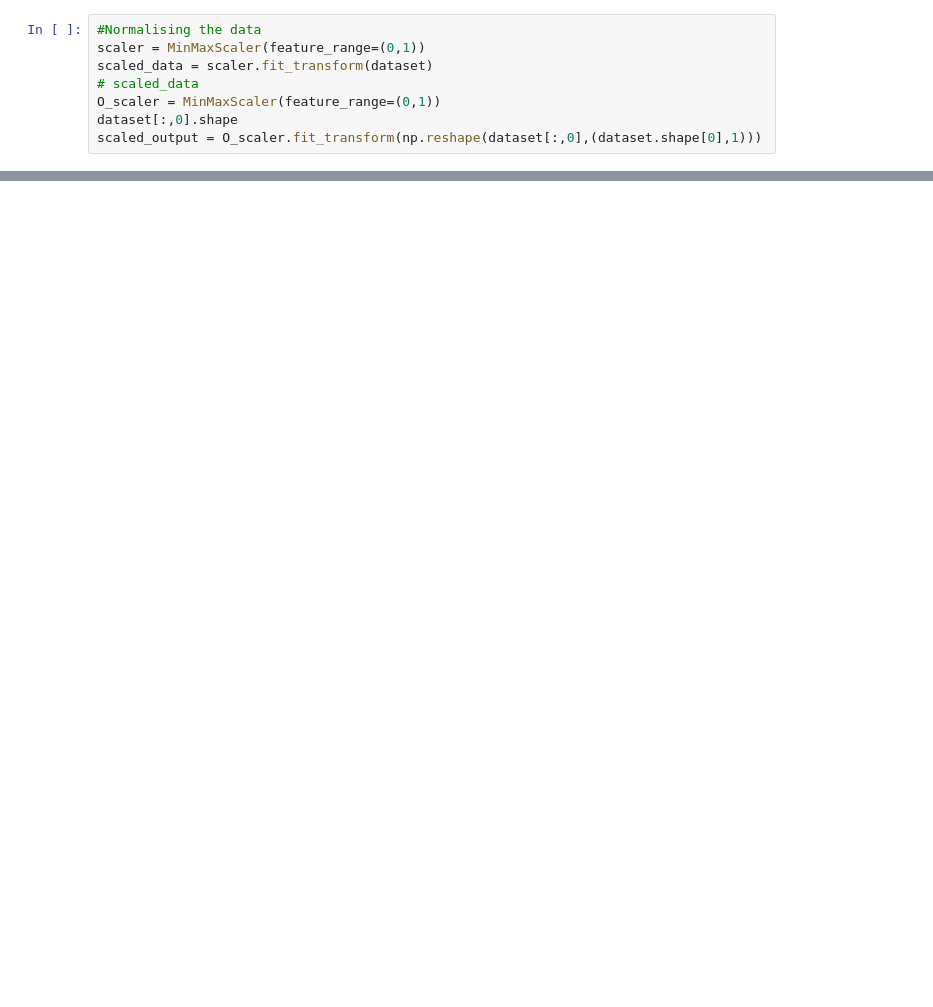
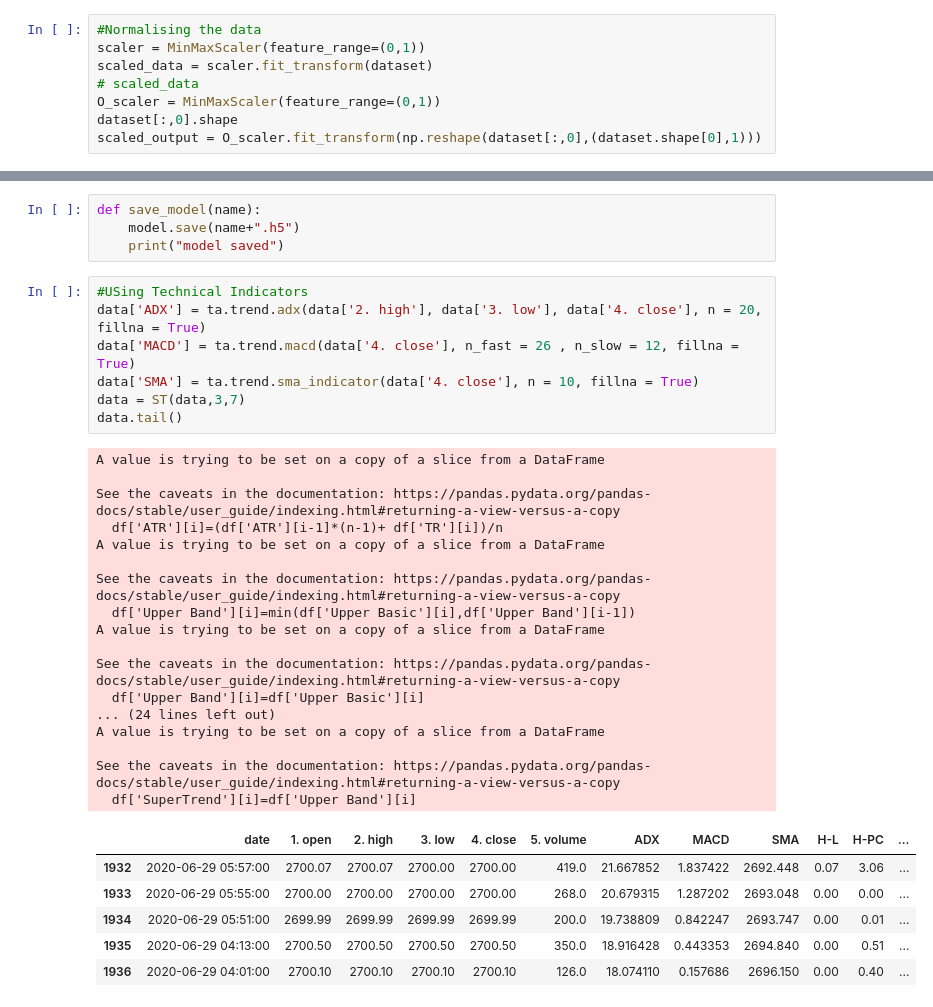
Before and after one commit to Aryan-jaiswal/StockPricePredictor, a Jupyter notebook: predictor.ipynb, the cells around one changed output, grey strips where cells are left out. Drawn from its saved outputs; the diff is of its cells as text; blank space fills up the shorter version.

```diff
--- a/predictor.ipynb
+++ b/predictor.ipynb
@@ -139,0 +154,35 @@ y_test.shape
+# %%
+def save_model(name):
+    model.save(name+".h5")
+    print("model saved")
+# %%
+#USing Technical Indicators
+data['ADX'] = ta.trend.adx(data['2. high'], data['3. low'], data['4. close'], n = 20, fillna = True)
+data['MACD'] = ta.trend.macd(data['4. close'], n_fast = 26 , n_slow = 12, fillna = True)
+data['SMA'] = ta.trend.sma_indicator(data['4. close'], n = 10, fillna = True)
+data = ST(data,3,7)
+data.tail()
+# %% [output]
+A value is trying to be set on a copy of a slice from a DataFrame
+
+See the caveats in the documentation: https://pandas.pydata.org/pandas-docs/stable/user_guide/indexing.html#returning-a-view-versus-a-copy
+  df['ATR'][i]=(df['ATR'][i-1]*(n-1)+ df['TR'][i])/n
+A value is trying to be set on a copy of a slice from a DataFrame
+
+See the caveats in the documentation: https://pandas.pydata.org/pandas-docs/stable/user_guide/indexing.html#returning-a-view-versus-a-copy
+  df['Upper Band'][i]=min(df['Upper Basic'][i],df['Upper Band'][i-1])
+A value is trying to be set on a copy of a slice from a DataFrame
+
+See the caveats in the documentation: https://pandas.pydata.org/pandas-docs/stable/user_guide/indexing.html#returning-a-view-versus-a-copy
+  df['Upper Band'][i]=df['Upper Basic'][i]
+... (24 lines left out)
+A value is trying to be set on a copy of a slice from a DataFrame
+
+See the caveats in the documentation: https://pandas.pydata.org/pandas-docs/stable/user_guide/indexing.html#returning-a-view-versus-a-copy
+  df['SuperTrend'][i]=df['Upper Band'][i]
+|  | date | 1. open | 2. high | 3. low | 4. close | 5. volume | ADX | MACD | SMA | H-L | H-PC | ... |
+| 1932 | 2020-06-29 05:57:00 | 2700.07 | 2700.07 | 2700.00 | 2700.00 | 419.0 | 21.667852 | 1.837422 | 2692.448 | 0.07 | 3.06 | ... |
+| 1933 | 2020-06-29 05:55:00 | 2700.00 | 2700.00 | 2700.00 | 2700.00 | 268.0 | 20.679315 | 1.287202 | 2693.048 | 0.00 | 0.00 | ... |
+| 1934 | 2020-06-29 05:51:00 | 2699.99 | 2699.99 | 2699.99 | 2699.99 | 200.0 | 19.738809 | 0.842247 | 2693.747 | 0.00 | 0.01 | ... |
+| 1935 | 2020-06-29 04:13:00 | 2700.50 | 2700.50 | 2700.50 | 2700.50 | 350.0 | 18.916428 | 0.443353 | 2694.840 | 0.00 | 0.51 | ... |
+| 1936 | 2020-06-29 04:01:00 | 2700.10 | 2700.10 | 2700.10 | 2700.10 | 126.0 | 18.074110 | 0.157686 | 2696.150 | 0.00 | 0.40 | ... |
```
Also changed, not shown: parts of 32 cells of this notebook, 1 other file.
